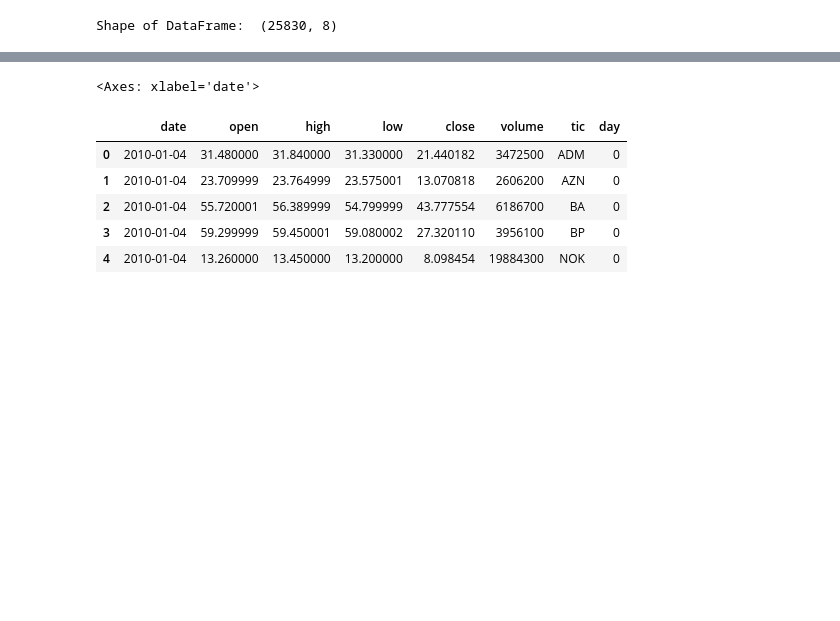
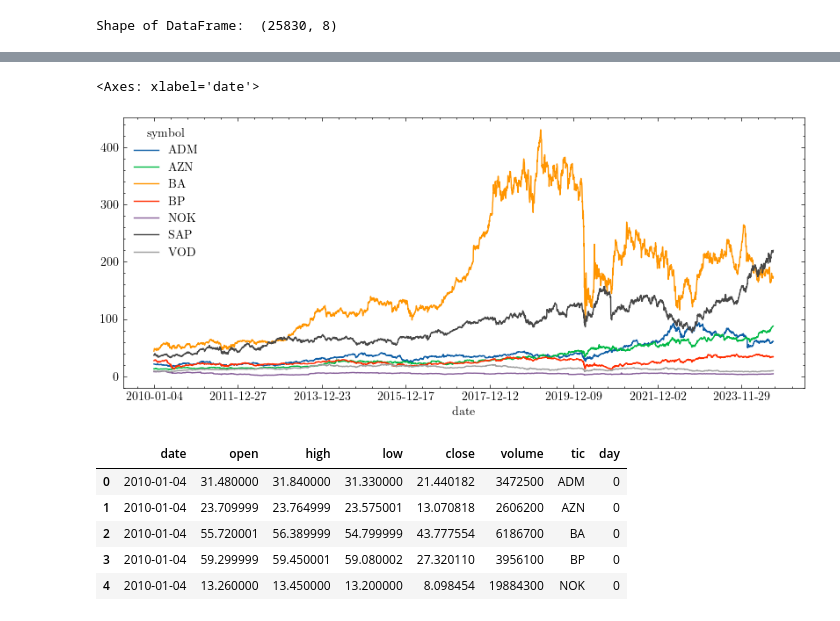
Before and after one commit to Versus-91/Thesis, a Jupyter notebook: drl.ipynb, the cells around one changed output, grey strips where cells are left out. Drawn from its saved outputs; the diff is of its cells as text; code cells hidden in the pictures; blank space fills up the shorter version.

```diff
--- a/drl.ipynb
+++ b/drl.ipynb
@@ -17,11 +36,11 @@ from finrl.agents.stablebaselines3.models import DRLAgent,DRLEnsembleAgent
 from finrl.plot import backtest_stats, backtest_plot, get_daily_return, get_baseline,trx_plot
 
 from pprint import pprint
-
+import scienceplots
 import sys
 sys.path.append("../FinRL-Library")
 
-import itertools
+plt.style.use('science')
 # %%
 import os
 from finrl.main import check_and_make_directories
@@ -156,7 +175,8 @@ pivot.head()
 # %%
-pivot[pivot.index>'2010-01-01'].plot(figsize=(24,12))
+pivot[pivot.index>'2010-01-01'].plot(figsize=(10,4))
 # %% [output]
 <Axes: xlabel='date'>
+[figure, added]
 # %%
 df.head()
 # %% [output]
```
Also changed, not shown: parts of 5 cells of this notebook, 12 other files.
